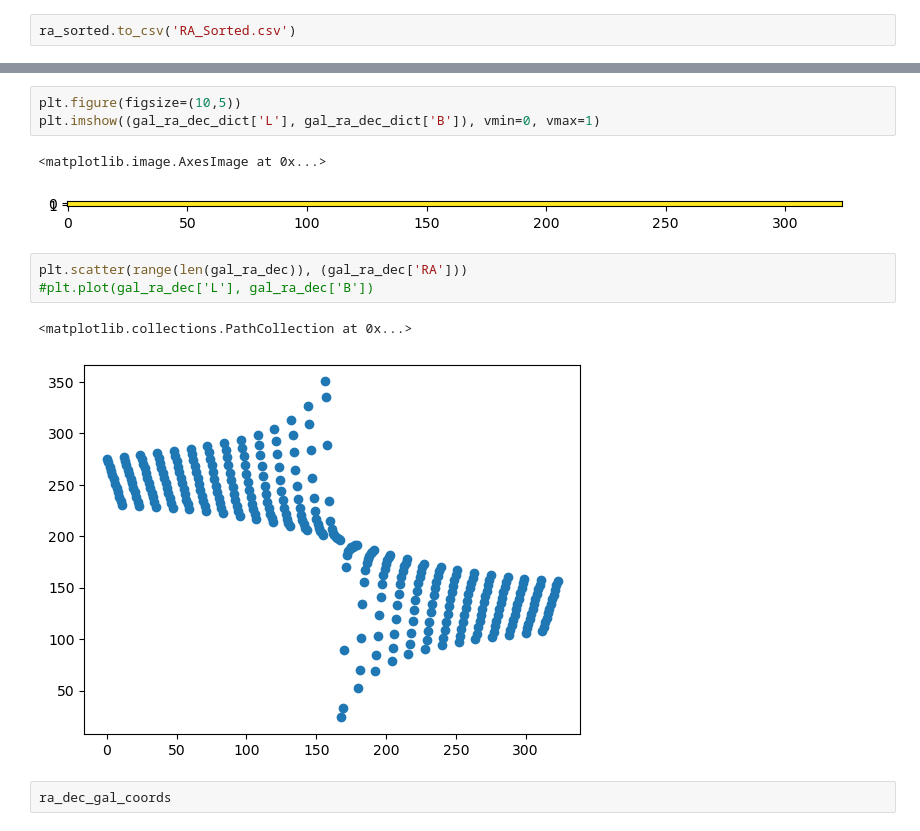
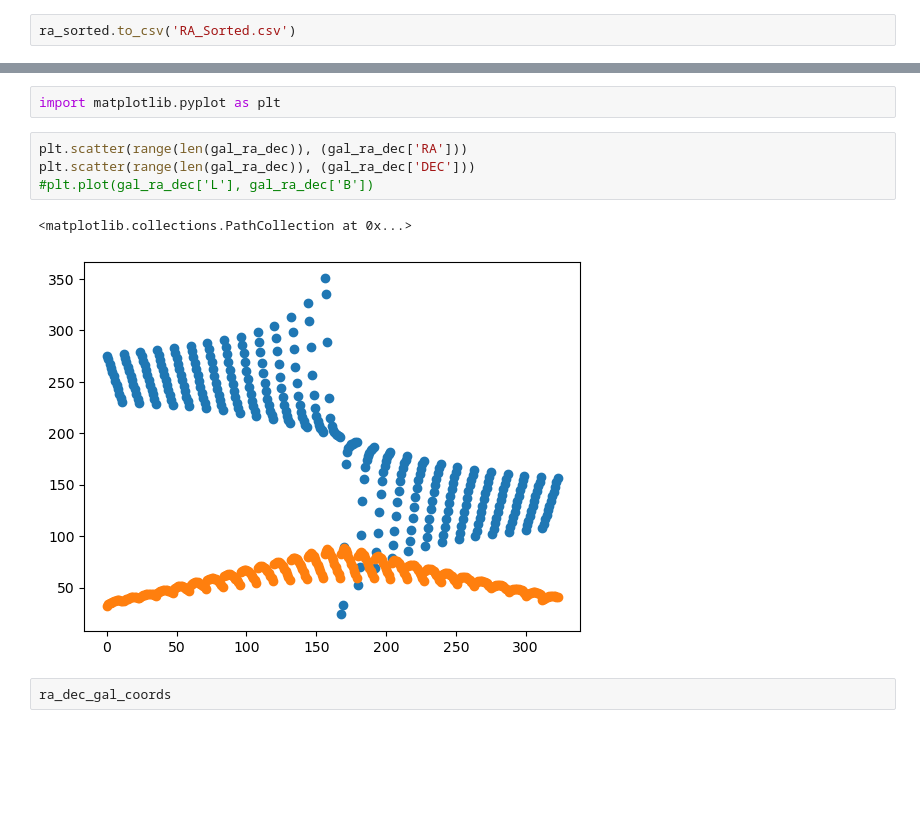
Before and after one commit to lea-yamashiro/FFC_4, a Jupyter notebook: Leusch_Stuff/ra_dec_sorting.ipynb, the cells around one changed output, grey strips where cells are left out. Cells and saved outputs as stored; diff of their text form; blank space fills up the shorter version.

```diff
--- a/Leusch_Stuff/ra_dec_sorting.ipynb
+++ b/Leusch_Stuff/ra_dec_sorting.ipynb
@@ -272,18 +363,15 @@ RA: 32.778248, Dec: 86.042542, Time (UTC): 2024-04-19 20:00:00
 RA: 32.778248, Dec: 86.042542, Time (UTC): 2024-04-19 21:00:00
 RA: 32.778248, Dec: 86.042542, Time (UTC): 2024-04-19 22:00:00
 RA: 32.778248, Dec: 86.042542, Time (UTC): 2024-04-19 23:00:00
-# %%
-plt.figure(figsize=(10,5))
-plt.imshow((gal_ra_dec_dict['L'], gal_ra_dec_dict['B']), vmin=0, vmax=1)
-# %% [output]
-<matplotlib.image.AxesImage at 0x...>
-[figure, removed]
+# %%
+import matplotlib.pyplot as plt
 # %%
 plt.scatter(range(len(gal_ra_dec)), (gal_ra_dec['RA']))
+plt.scatter(range(len(gal_ra_dec)), (gal_ra_dec['DEC']))
 #plt.plot(gal_ra_dec['L'], gal_ra_dec['B'])
 # %% [output]
 <matplotlib.collections.PathCollection at 0x...>
-[figure, old version]
+[figure, new version]
 # %%
 ra_dec_gal_coords
 # %% [output]
```
Also changed, not shown: parts of 12 cells of this notebook, 1 other file.
